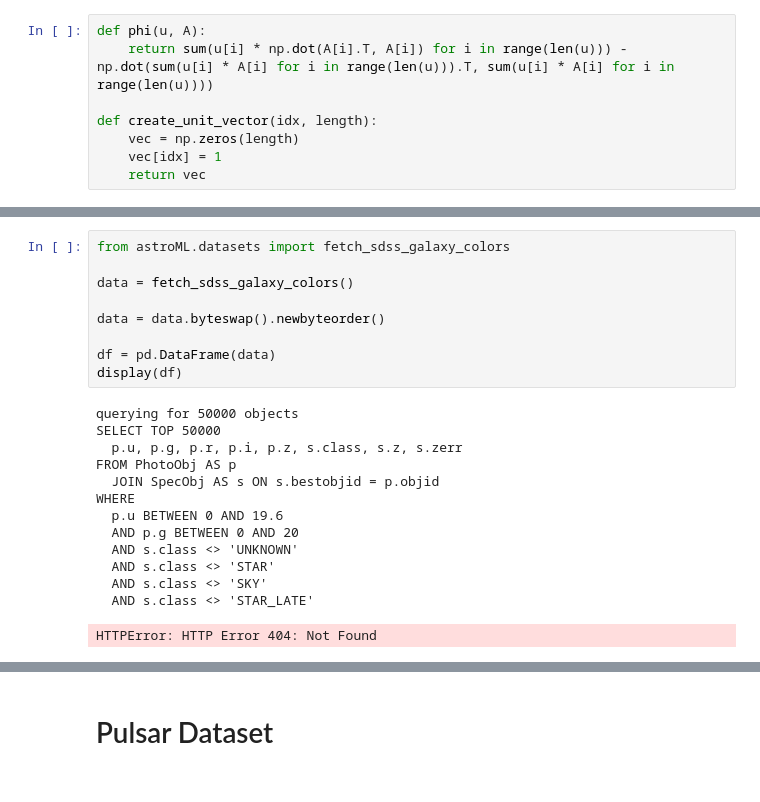
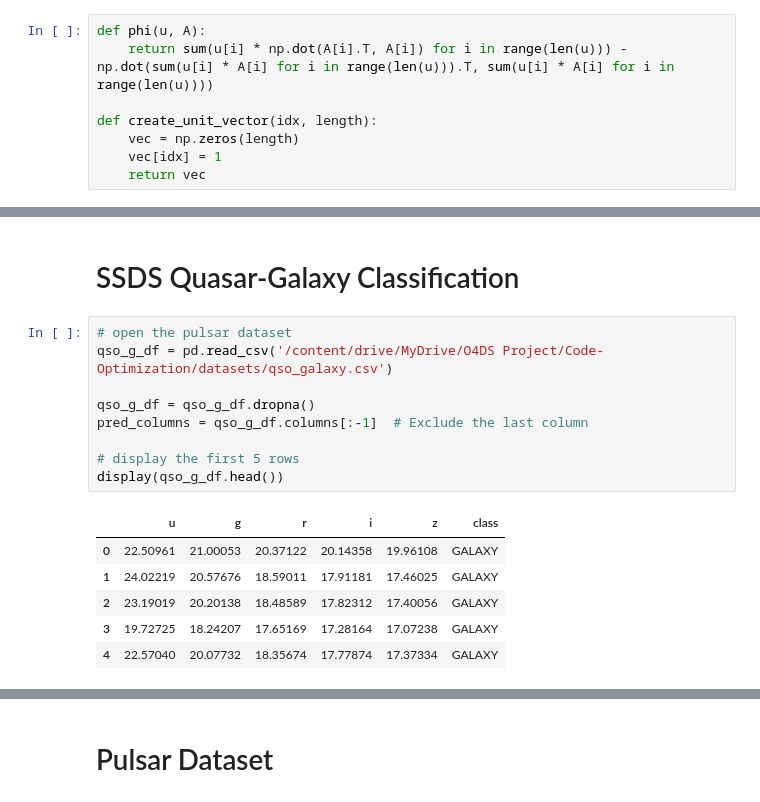
Before and after one commit to joanorePD/Astronomical_Anomaly_Detection_with_MEB, a Jupyter notebook: notebooks/meb.ipynb, the cells around one changed output, grey strips where cells are left out. Saved outputs shown, nothing was run; the diff lists cells and outputs as text.

```diff
--- a/notebooks/meb.ipynb
+++ b/notebooks/meb.ipynb
@@ -139,25 +140,20 @@ Iterations: 1000
 <matplotlib.collections.PathCollection at 0x...>
 [figure]
-# %%
-from astroML.datasets import fetch_sdss_galaxy_colors
-
-data = fetch_sdss_galaxy_colors()
-
-data = data.byteswap().newbyteorder()
-
-df = pd.DataFrame(data)
-display(df)
-# %% [output]
-querying for 50000 objects
-SELECT TOP 50000
-  p.u, p.g, p.r, p.i, p.z, s.class, s.z, s.zerr
-FROM PhotoObj AS p
-  JOIN SpecObj AS s ON s.bestobjid = p.objid
-WHERE
-  p.u BETWEEN 0 AND 19.6
-  AND p.g BETWEEN 0 AND 20
-  AND s.class <> 'UNKNOWN'
-  AND s.class <> 'STAR'
-  AND s.class <> 'SKY'
-  AND s.class <> 'STAR_LATE'
-HTTPError: HTTP Error 404: Not Found
+# %% [markdown]
+# SSDS Quasar-Galaxy Classification
+# %%
+# open the pulsar dataset
+qso_g_df = pd.read_csv('/content/drive/MyDrive/O4DS Project/Code-Optimization/datasets/qso_galaxy.csv')
+
+qso_g_df = qso_g_df.dropna()
+pred_columns = qso_g_df.columns[:-1]  # Exclude the last column
+
+# display the first 5 rows
+display(qso_g_df.head())
+# %% [output]
+|  | u | g | r | i | z | class |
+| 0 | 22.50961 | 21.00053 | 20.37122 | 20.14358 | 19.96108 | GALAXY |
+| 1 | 24.02219 | 20.57676 | 18.59011 | 17.91181 | 17.46025 | GALAXY |
+| 2 | 23.19019 | 20.20138 | 18.48589 | 17.82312 | 17.40056 | GALAXY |
+| 3 | 19.72725 | 18.24207 | 17.65169 | 17.28164 | 17.07238 | GALAXY |
+| 4 | 22.57040 | 20.07732 | 18.35674 | 17.77874 | 17.37334 | GALAXY |
```
Also changed, not shown: parts of 14 cells of this notebook, 2 other files.
